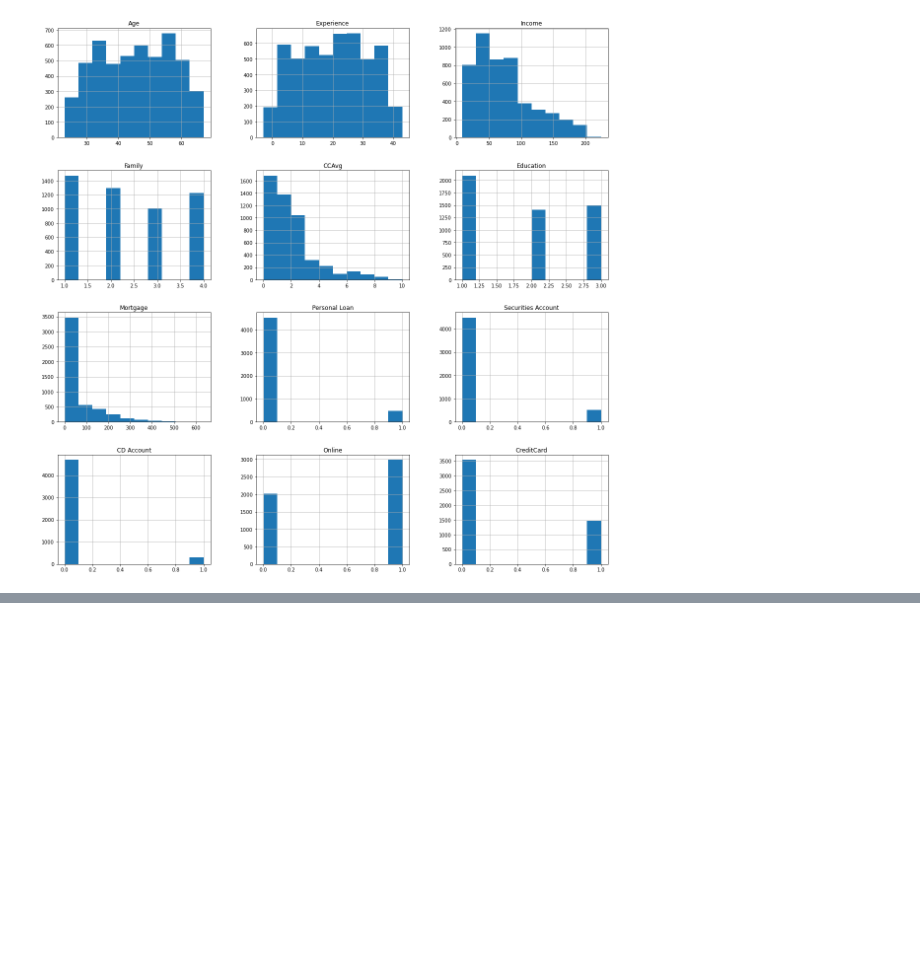
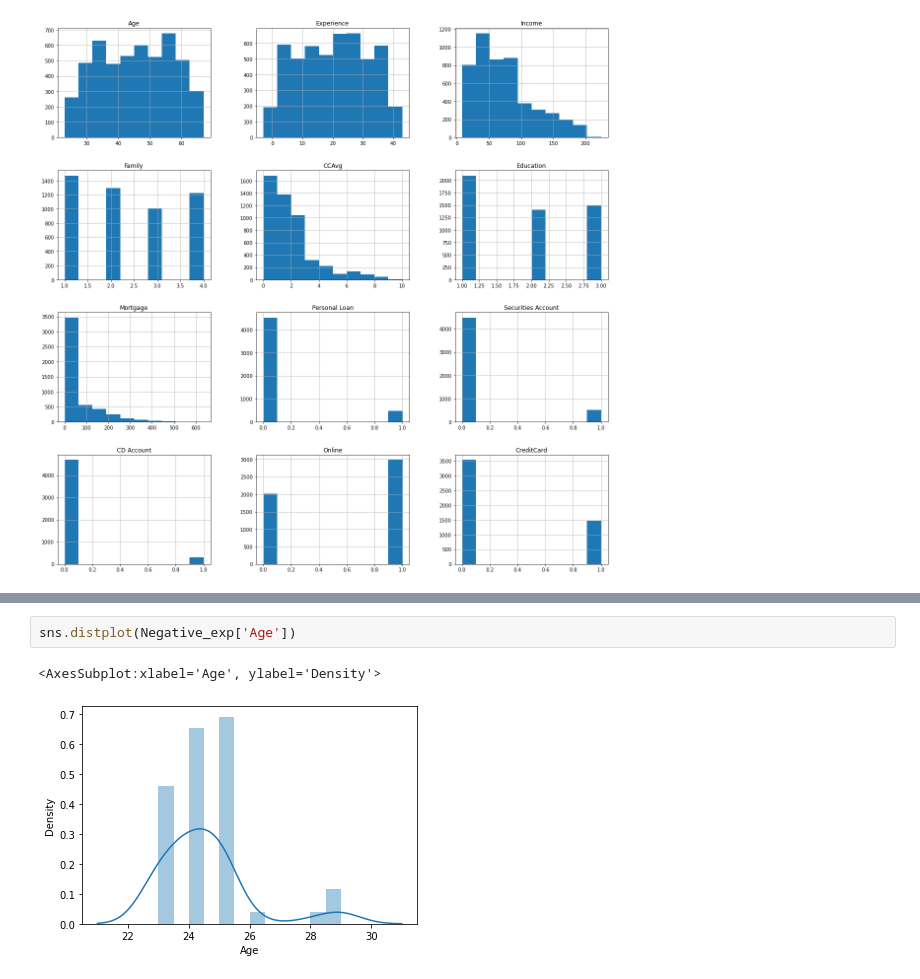
Before and after one commit to vikas0694/Finance-Data-Analysis, a Jupyter notebook: Untitled.ipynb, the cells around one changed output, grey strips where cells are left out. Saved outputs shown, nothing was run; the diff lists cells and outputs as text; blank space fills up the shorter version.

```diff
--- a/Untitled.ipynb
+++ b/Untitled.ipynb
@@ -125,0 +146,5 @@ array([[<AxesSubplot:title={'center':'Age'}>,
+# %%
+sns.distplot(Negative_exp['Age'])
+# %% [output]
+<AxesSubplot:xlabel='Age', ylabel='Density'>
+[figure, added]
```
Also changed, not shown: parts of 4 cells of this notebook.
